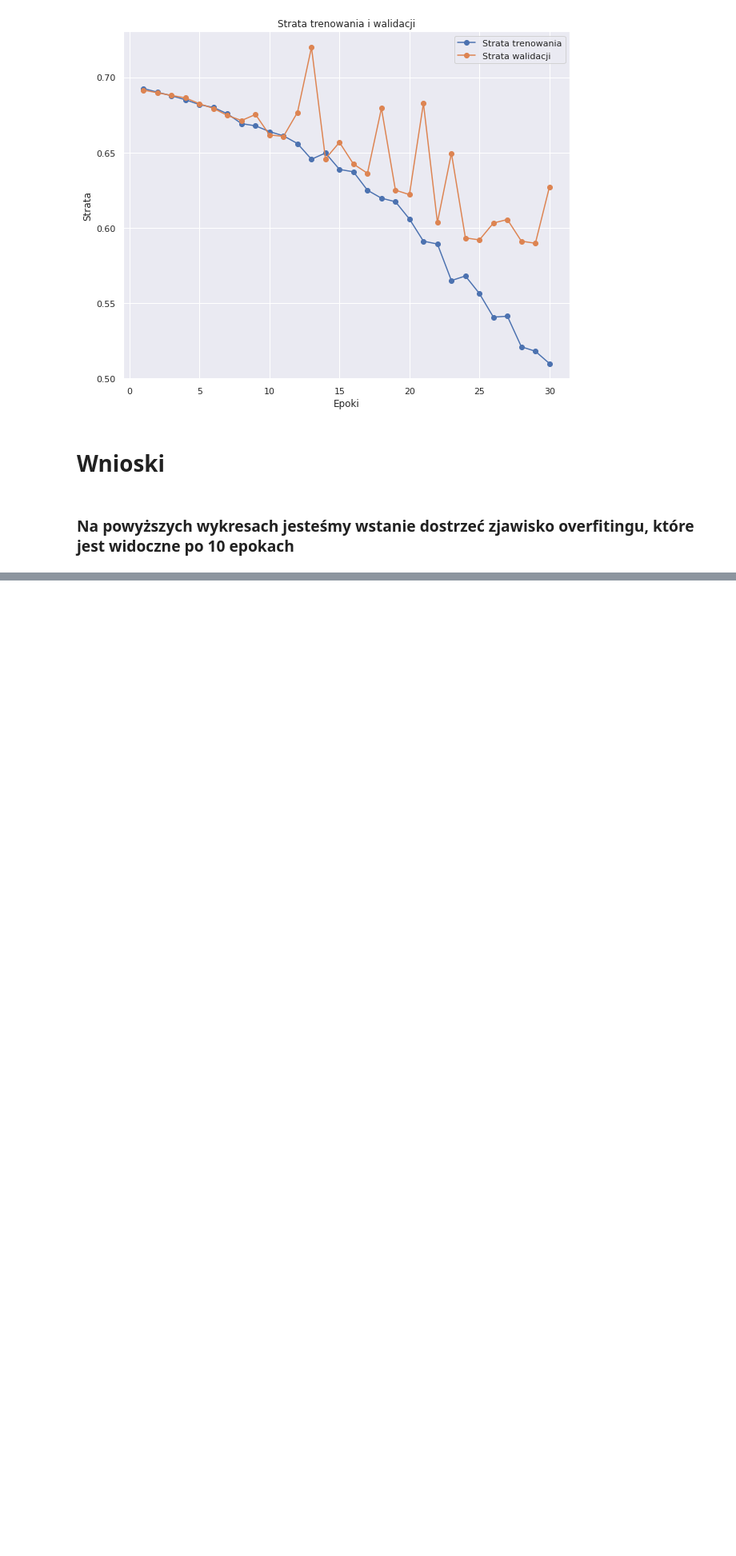
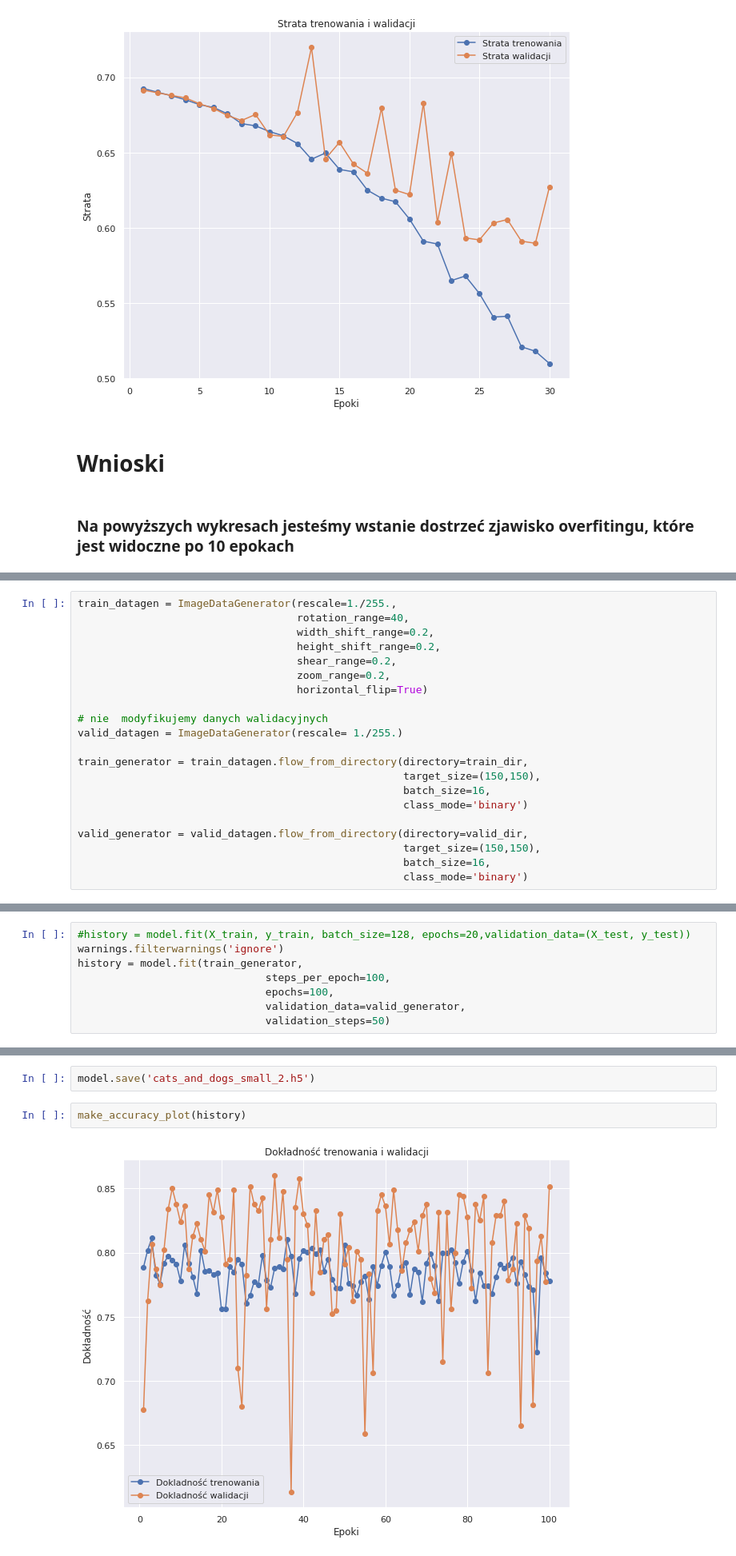
Before and after one commit to lukasztracz195/DeepLearningInPythonCourse, a Jupyter notebook: Lab1_catvsdogs.ipynb, the cells around one changed output, grey strips where cells are left out. Shown at 80% size. Drawn from its saved outputs; the diff is of its cells as text; blank space fills up the shorter version.

```diff
--- a/Lab1_catvsdogs.ipynb
+++ b/Lab1_catvsdogs.ipynb
@@ -387,0 +460,21 @@ make_loss_plot(history)
+# %%
+train_datagen = ImageDataGenerator(rescale=1./255.,
+                                   rotation_range=40,
+                                   width_shift_range=0.2,
+                                   height_shift_range=0.2,
+                                   shear_range=0.2,
+                                   zoom_range=0.2,
+                                   horizontal_flip=True)
+
+# nie  modyfikujemy danych walidacyjnych
+valid_datagen = ImageDataGenerator(rescale= 1./255.)
+
+train_generator = train_datagen.flow_from_directory(directory=train_dir,
+                                                    target_size=(150,150),
+                                                    batch_size=16,
+                                                    class_mode='binary')
+
+valid_generator = valid_datagen.flow_from_directory(directory=valid_dir,
+                                                    target_size=(150,150),
+                                                    batch_size=16,
+                                                    class_mode='binary')
@@ -387,0 +500,8 @@ make_loss_plot(history)
+# %%
+#history = model.fit(X_train, y_train, batch_size=128, epochs=20,validation_data=(X_test, y_test))
+warnings.filterwarnings('ignore')
+history = model.fit(train_generator,
+                              steps_per_epoch=100,
+                              epochs=100,
+                              validation_data=valid_generator,
+                              validation_steps=50)
@@ -387,0 +528,6 @@ make_loss_plot(history)
+# %%
+model.save('cats_and_dogs_small_2.h5')
+# %%
+make_accuracy_plot(history)
+# %% [output]
+[figure, added]
```
Also changed, not shown: parts of 22 cells of this notebook.
